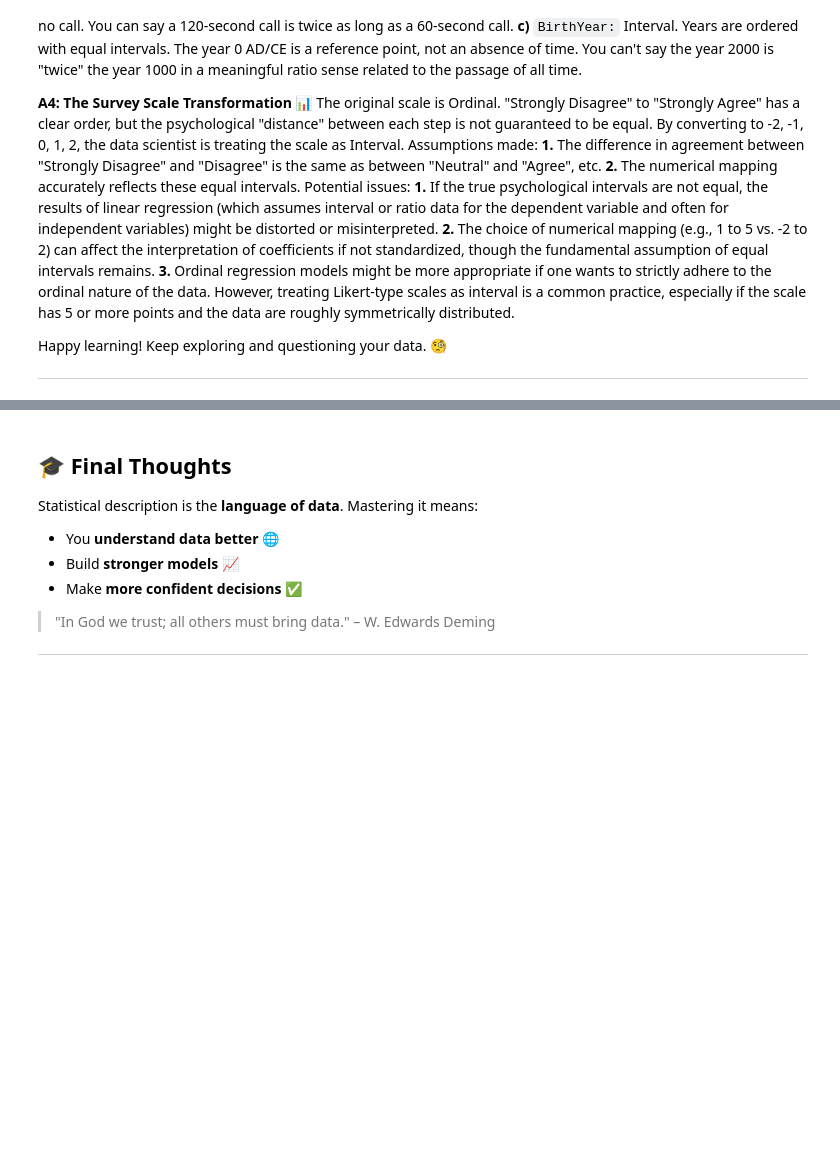
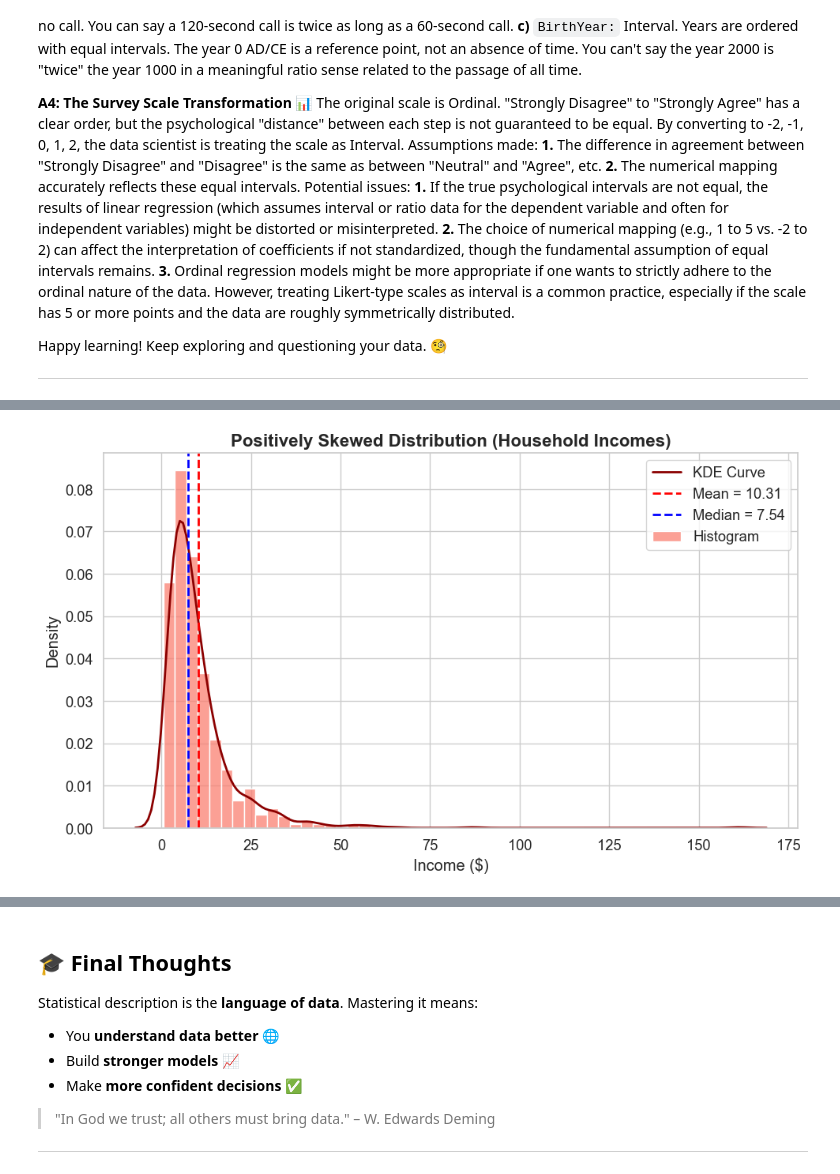
Before and after one commit to AhmadMananOfficial/Data-Science, a Jupyter notebook: NoteBook.ipynb, the cells around one changed output, grey strips where cells are left out. Saved outputs shown, nothing was run; the diff lists cells and outputs as text; code cells hidden in the pictures; blank space fills up the shorter version.

```diff
--- a/NoteBook.ipynb
+++ b/NoteBook.ipynb
@@ -1005,0 +1071,34 @@ In essence, statistical description transforms raw, unorganized data into action
+# %%
+import numpy as np
+import matplotlib.pyplot as plt
+import seaborn as sns
+
+# Set style
+sns.set(style="whitegrid", palette="muted", font_scale=1.2)
+
+# Generate positively skewed data
+np.random.seed(42)
+data_positive_skew = np.random.lognormal(mean=2, sigma=0.8, size=1000)
+
+# Compute statistics
+mean = np.mean(data_positive_skew)
+median = np.median(data_positive_skew)
+
+# Create plot
+plt.figure(figsize=(10, 6))
+sns.histplot(data_positive_skew, bins=50, kde=False, color='salmon', edgecolor='white', stat='density', label='Histogram')
+sns.kdeplot(data_positive_skew, color='darkred', linewidth=2, label='KDE Curve')
+
+# Annotate mean and median
+plt.axvline(mean, color='red', linestyle='--', linewidth=2, label=f'Mean = {mean:.2f}')
+plt.axvline(median, color='blue', linestyle='--', linewidth=2, label=f'Median = {median:.2f}')
+
+# Title and labels
+plt.title('Positively Skewed Distribution (Household Incomes)', fontsize=16, weight='bold')
+plt.xlabel('Income ($)')
+plt.ylabel('Density')
+plt.legend()
+plt.tight_layout()
+plt.show()
+# %% [output]
+[figure, added]
```
Also changed, not shown: parts of 23 cells of this notebook.
